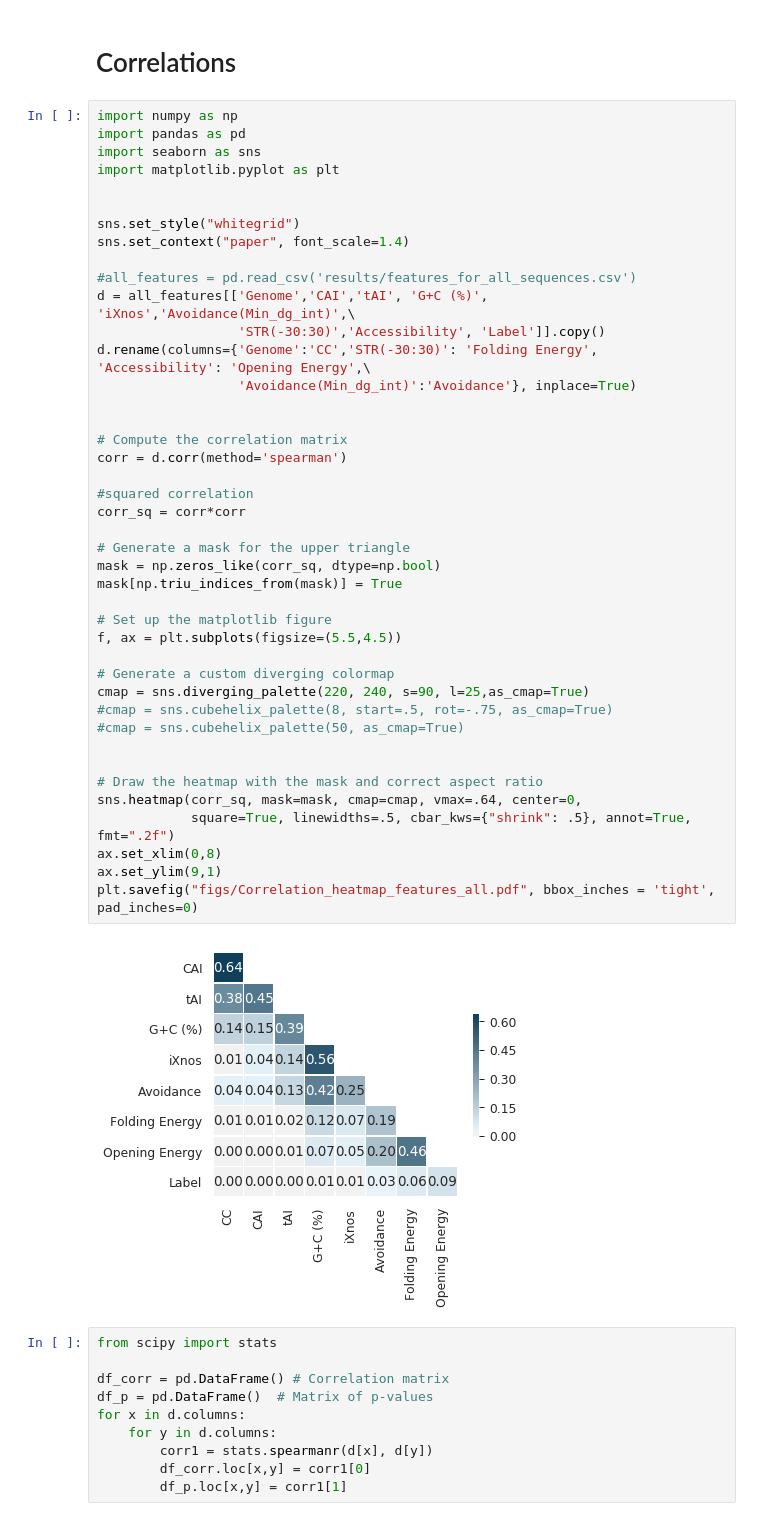
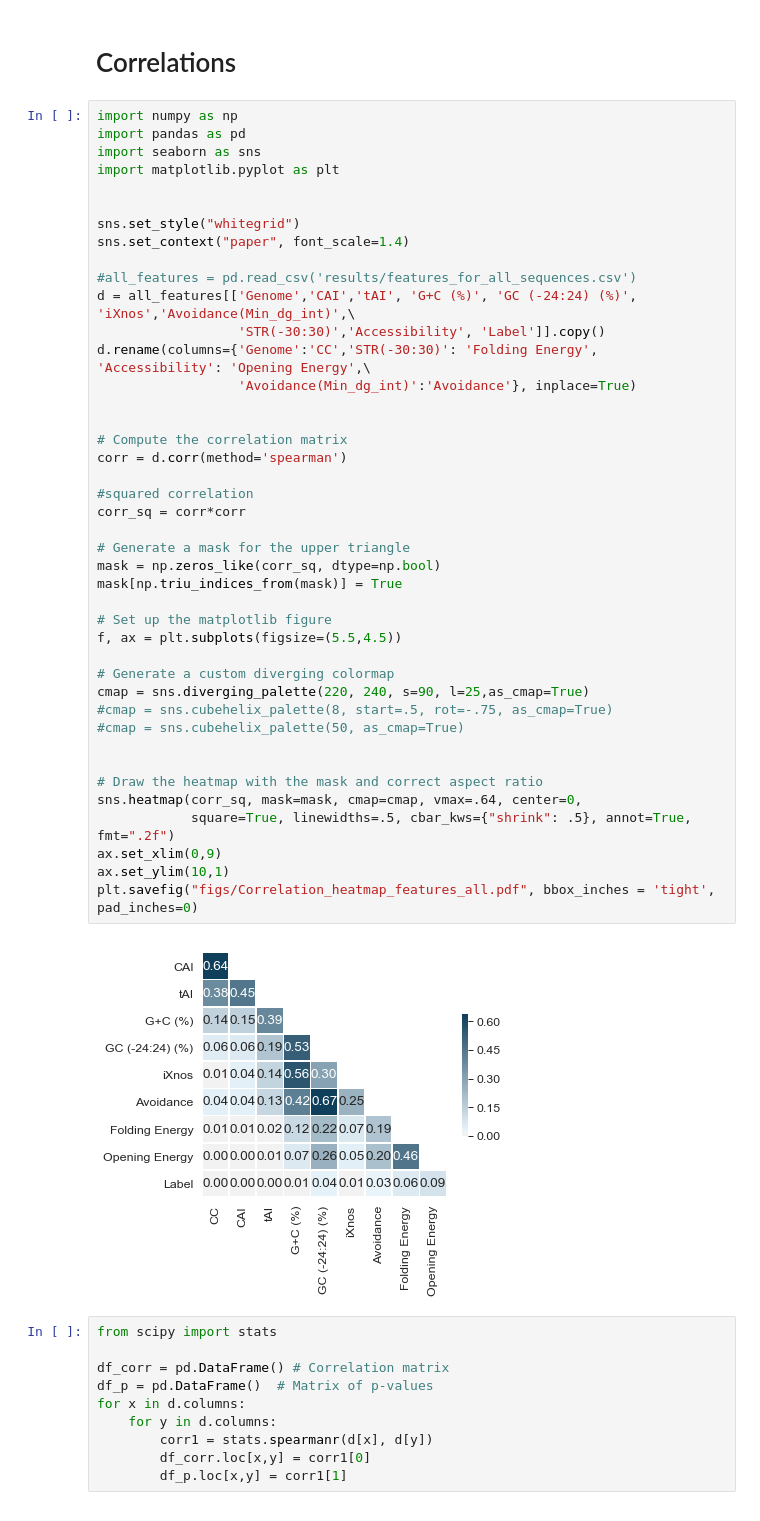
Before and after one commit to Gardner-BinfLab/TIsigner_paper_2019, a Jupyter notebook: feature_analysis_and_optimisation/manscr_final.ipynb, the cells around one changed output. Cells and saved outputs as stored; diff of their text form.

```diff
--- a/feature_analysis_and_optimisation/manscr_final.ipynb
+++ b/feature_analysis_and_optimisation/manscr_final.ipynb
@@ -335,39 +348,39 @@ sns.set_style("whitegrid")
 sns.set_context("paper", font_scale=1.4)
 
 #all_features = pd.read_csv('results/features_for_all_sequences.csv')
-d = all_features[['Genome','CAI','tAI', 'G+C (%)', 'iXnos','Avoidance(Min_dg_int)',\
+d = all_features[['Genome','CAI','tAI', 'G+C (%)', 'GC (-24:24) (%)', 'iXnos','Avoidance(Min_dg_int)',\
                   'STR(-30:30)','Accessibility', 'Label']].copy()
 d.rename(columns={'Genome':'CC','STR(-30:30)': 'Folding Energy', 'Accessibility': 'Opening Energy',\
                   'Avoidance(Min_dg_int)':'Avoidance'}, inplace=True)
 
 
 # Compute the correlation matrix
 corr = d.corr(method='spearman')
 
 #squared correlation
 corr_sq = corr*corr
 
 # Generate a mask for the upper triangle
 mask = np.zeros_like(corr_sq, dtype=np.bool)
 mask[np.triu_indices_from(mask)] = True
 
 # Set up the matplotlib figure
 f, ax = plt.subplots(figsize=(5.5,4.5))
 
 # Generate a custom diverging colormap
 cmap = sns.diverging_palette(220, 240, s=90, l=25,as_cmap=True)
 #cmap = sns.cubehelix_palette(8, start=.5, rot=-.75, as_cmap=True)
 #cmap = sns.cubehelix_palette(50, as_cmap=True)
 
 
 # Draw the heatmap with the mask and correct aspect ratio
 sns.heatmap(corr_sq, mask=mask, cmap=cmap, vmax=.64, center=0,
             square=True, linewidths=.5, cbar_kws={"shrink": .5}, annot=True, fmt=".2f")
-ax.set_xlim(0,8)
-ax.set_ylim(9,1)
+ax.set_xlim(0,9)
+ax.set_ylim(10,1)
 plt.savefig("figs/Correlation_heatmap_features_all.pdf", bbox_inches = 'tight', pad_inches=0)
 # %% [output]
-[figure, old version]
+[figure, new version]
 # %%
 from scipy import stats
 
```
Also changed, not shown: parts of 18 cells of this notebook.
